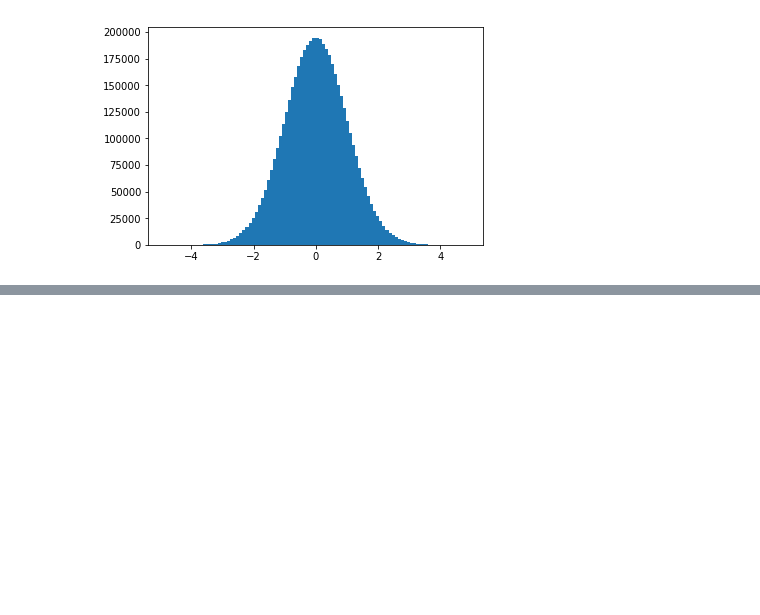
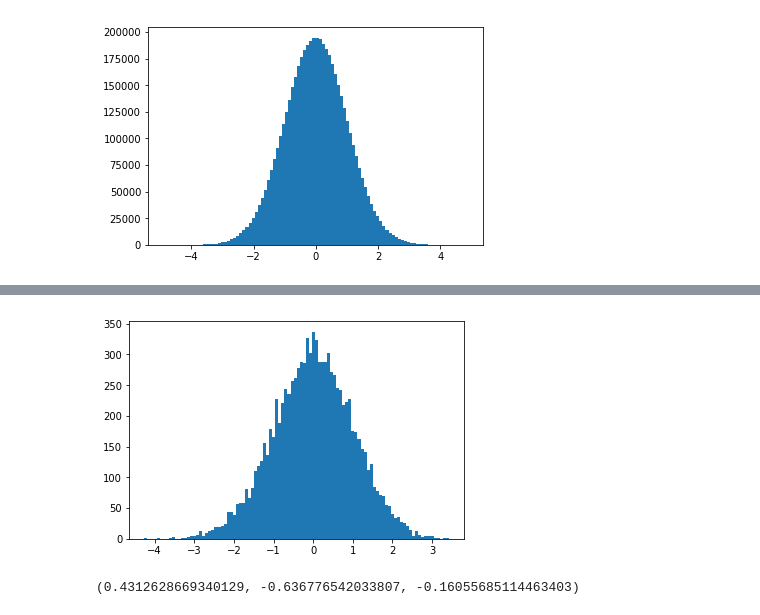
Before and after one commit to tmerrittsmith/normal_distribution_sampler, a Jupyter notebook: normal_distribution_sampler_1.ipynb, the cells around one changed output, grey strips where cells are left out. Drawn from its saved outputs; the diff is of its cells as text; code cells hidden in the pictures; blank space fills up the shorter version.

```diff
--- a/normal_distribution_sampler_1.ipynb
+++ b/normal_distribution_sampler_1.ipynb
@@ -403,0 +401,25 @@ NormaltestResult(statistic=3.7303718239104255, pvalue=0.154867415504365)
+# %%
+%%timeit
+def reject_r2():
+    r2 = 1
+    while r2 >= 1:
+        y1 = np.random.random() * 2 - 1
+        y2 = np.random.random() * 2 - 1
+        r2 = y1 ** 2 + y2 ** 2
+    return r2, y1, y2
+
+def transform_r2(r2):
+    return sqrt( -2 * log(r2) / r2)
+
+x1s = []
+x2s = []
+
+for i in range(n):
+    r2, y1, y2 = reject_r2()
+    transformed_r2 = transform_r2(r2)
+
+    x1 = transformed_r2  * y1
+    x2 = transformed_r2 * y2
+
+    x1s.append(x1)
+    x2s.append(x2)
@@ -403,0 +428,9 @@ NormaltestResult(statistic=3.7303718239104255, pvalue=0.154867415504365)
+# %%
+plt.hist(x1s, bins=100)
+plt.show()
+# %% [output]
+[figure, added]
+# %%
+reject_r2()
+# %% [output]
+(0.4312628669340129, -0.636776542033807, -0.16055685114463403)
```
Also changed, not shown: parts of 18 cells of this notebook.
